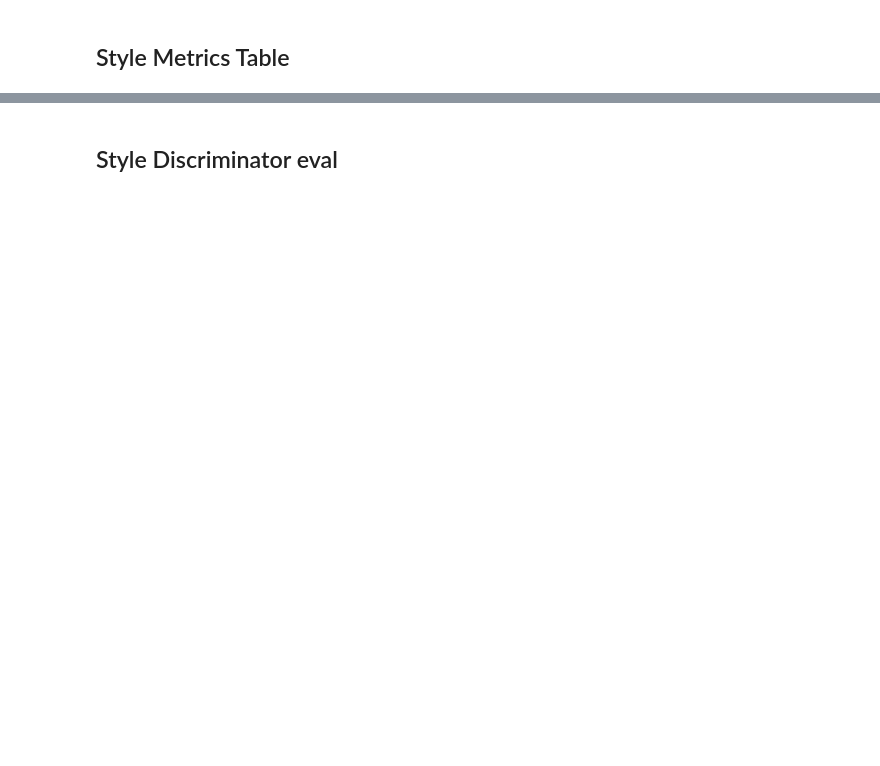
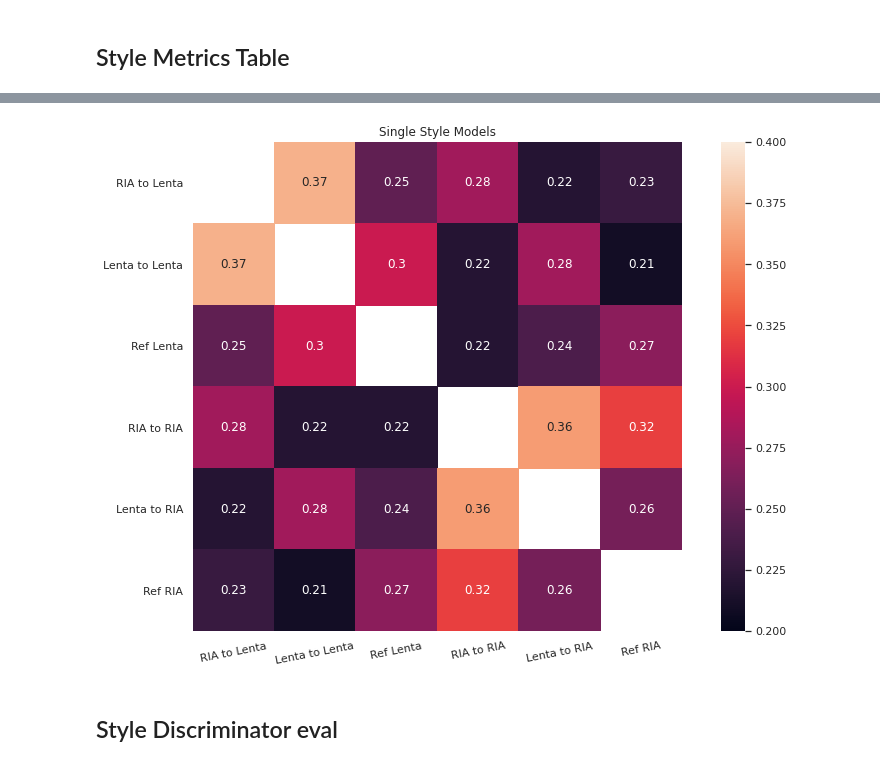
Before and after one commit to leshanbog/master-thesis, a Jupyter notebook: src/final_style_eval.ipynb, the cells around one changed output, grey strips where cells are left out. Saved outputs shown, nothing was run; the diff lists cells and outputs as text; code cells hidden in the pictures; blank space fills up the shorter version.

```diff
--- a/src/final_style_eval.ipynb
+++ b/src/final_style_eval.ipynb
@@ -191,0 +301,3 @@ with sns.axes_style("white"):
+# %%
+df = pd.DataFrame(single_results, columns=names, index=names).round(2)
+df
@@ -192,3 +312,16 @@ with sns.axes_style("white"):
+# %%
+mask = np.zeros((6, 6), dtype=bool)
+mask[np.diag_indices_from(mask)] = True
+
+with sns.axes_style("white"):
+    f, ax = plt.subplots(figsize=(14, 9))
+    ax = sns.heatmap(df, mask=mask, vmax=.4, vmin=0.2, square=True, annot=True)
+    ax.set_xticklabels(ax.get_xticklabels(), rotation=11)
+    ax.set_yticklabels(ax.get_yticklabels(), rotation=0)
+    ax.set_title('Single Style Models')
+    f.savefig('single_style_eval.eps', bbox_inches='tight', format='eps')
+# %% [output]
+[figure, added]
 # %% [markdown]
 ## Style Discriminator eval
 # %%
```
Also changed, not shown: parts of 57 cells of this notebook, 3 other files.
